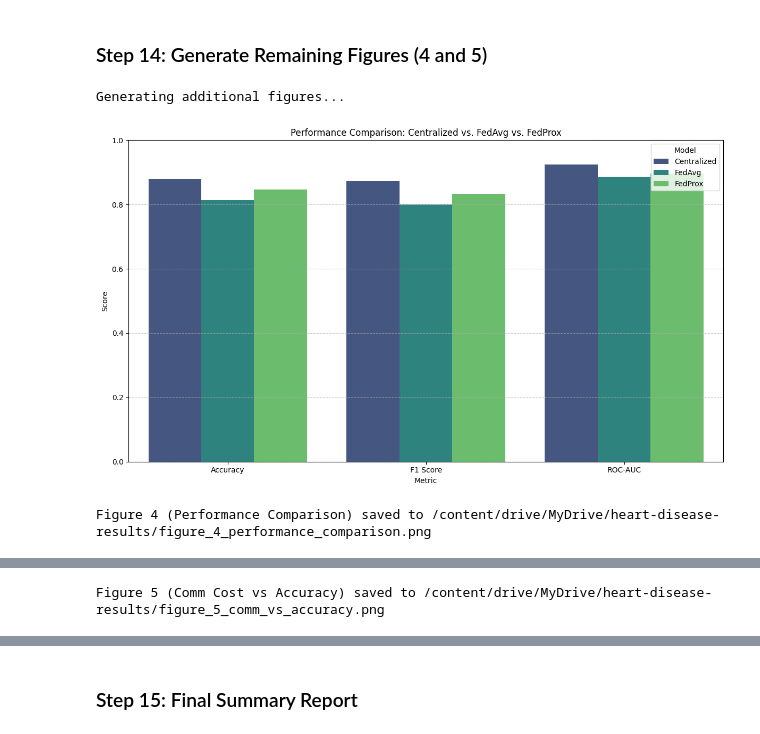
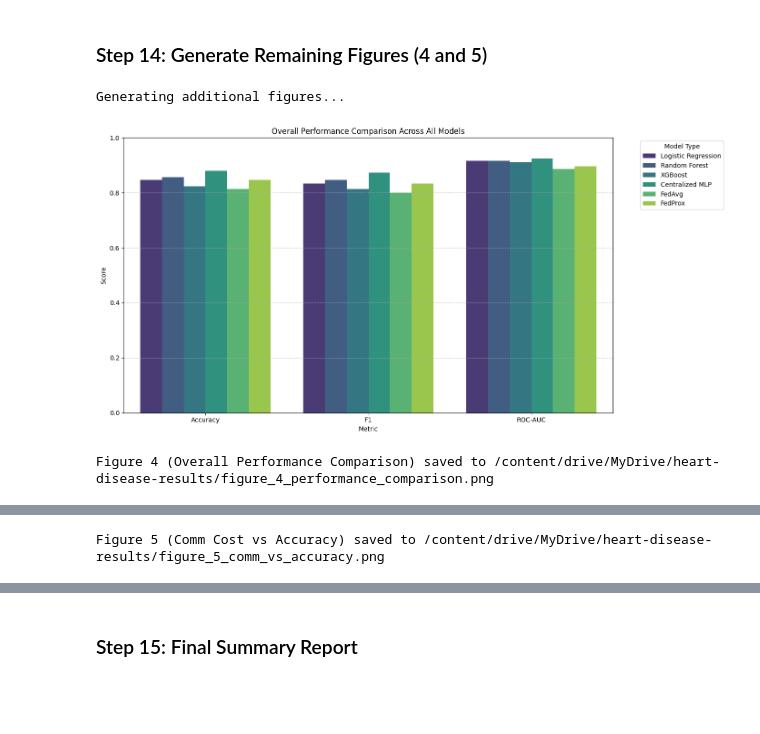
Before and after one commit to wasihun-code/BLOG_Flask, a Jupyter notebook: federated_learning.ipynb, the cells around one changed output, grey strips where cells are left out. Cells and saved outputs as stored; diff of their text form; code cells hidden in the pictures; blank space fills up the shorter version.

```diff
--- a/federated_learning.ipynb
+++ b/federated_learning.ipynb
@@ -179,0 +276,13 @@ Dataset preprocessing complete.
+# %%
+# Cell 4.5.3: Train and Evaluate Random Forest
+
+print("\nTraining Random Forest model...")
+start_time_rf = time.time()
+rf_model = RandomForestClassifier(n_estimators=200, max_depth=10, random_state=RANDOM_SEED)
+rf_model.fit(X_train, y_train)
+end_time_rf = time.time()
+rf_training_time = end_time_rf - start_time_rf
+print(f"Random Forest training time: {rf_training_time:.2f} seconds")
+
+rf_results = evaluate_model(rf_model, X_test, y_test, model_name="Random Forest")
+rf_results['Training Time (s)'] = rf_training_time
@@ -1416,48 +1443,74 @@ Full comparison table saved to /content/drive/MyDrive/heart-disease-results/comp
 # %%
 import matplotlib.pyplot as plt
 import seaborn as sns
 import os
+import pandas as pd # Ensure pandas is imported
 
 print("Generating additional figures...")
 
+# Ensure comparison_table_full is loaded. It should be defined in the previous cell.
+# If running this cell out of sequence, it needs to be reloaded.
+try:
+    comparison_table_full # Check if the variable exists
+except NameError:
+    print("comparison_table_full not found in scope, attempting to load from CSV.")
+    comparison_table_full = pd.read_csv(os.path.join(RESULTS_DIR, 'comparison_table_full.csv'))
+
 # --- Figure 4: Grouped bar chart comparing performance metrics ---
-# Using the re-evaluated full comparison table
-performance_metrics = comparison_df_full[comparison_df_full['Metric'].isin(['Accuracy', 'F1 Score', 'ROC-AUC'])]
-performance_metrics_melted = performance_metrics.melt(id_vars=['Metric'], value_vars=['Centralized', 'FedAvg', 'FedProx'], var_name='Model', value_name='Score')
+# Select the relevant metrics (Accuracy, F1, ROC-AUC) and melt the DataFrame
+# The 'Model' column will be used for the hue, and 'Metric' will be on the x-axis.
+metrics_to_plot = ['Accuracy', 'F1', 'ROC-AUC']
+performance_metrics_melted = comparison_table_full.melt(
+    id_vars=['Model', 'Category'],
+    value_vars=metrics_to_plot,
+    var_name='Metric',
+    value_name='Score'
+)
 
-plt.figure(figsize=(12, 7))
+plt.figure(figsize=(14, 7)) # Increase figure size for better readability
 sns.barplot(x='Metric', y='Score', hue='Model', data=performance_metrics_melted, palette='viridis')
-plt.title('Performance Comparison: Centralized vs. FedAvg vs. FedProx')
+plt.title('Overall Performance Comparison Across All Models')
 plt.xlabel('Metric')
 plt.ylabel('Score')
 plt.ylim(0.0, 1.0) # Metrics are typically between 0 and 1
 plt.grid(axis='y', linestyle='--', alpha=0.7)
-plt.legend(title='Model')
+plt.legend(title='Model Type', bbox_to_anchor=(1.05, 1), loc='upper left') # Adjust legend position
 plt.tight_layout()
-plt.savefig(os.path.join(RESULTS_DIR, 'figure_4_performance_comparison.png'))
+figure_4_path = os.path.join(RESULTS_DIR, 'figure_4_performance_comparison.png')
+plt.savefig(figure_4_path)
 plt.show()
-print(f"Figure 4 (Performance Comparison) saved to {os.path.join(RESULTS_DIR, 'figure_4_performance_comparison.png')}")
+print(f"Figure 4 (Overall Performance Comparison) saved to {figure_4_path}")
 
 # --- Figure 5: Scatter plot of communication cost vs. final test accuracy ---
-comm_accuracy_data = {
-    'Model': ['FedAvg', 'FedProx'],
-    'Communication Cost (MB)': [approx_comm_cost_fedavg, approx_comm_cost_fedprox],
-    'Final Test Accuracy': [fedavg_accuracy, fedprox_accuracy]
-}
-comm_accuracy_df = pd.DataFrame(comm_accuracy_data)
+# Filter for Federated Learning models and select relevant columns
+comm_accuracy_df = comparison_table_full[
+    comparison_table_full['Category'] == 'Federated Learning'
+].copy()
+
+# Rename 'Accuracy' column for clarity in the plot
+comm_accuracy_df = comm_accuracy_df.rename(columns={'Accuracy': 'Final Test Accuracy'})
 
 plt.figure(figsize=(10, 6))
-sns.scatterplot(x='Communication Cost (MB)', y='Final Test Accuracy', hue='Model', data=comm_accuracy_df, s=200, style='Model', palette='deep')
-plt.title('Communication Cost vs. Final Test Accuracy')
+sns.scatterplot(
+    x='Communication Cost (MB)',
+    y='Final Test Accuracy',
+    hue='Model',
+    data=comm_accuracy_df,
+    s=200, # Size of the markers
+    style='Model', # Different marker styles for different models
+    palette='deep'
+)
+plt.title('Communication Cost vs. Final Test Accuracy (Federated Learning Models)')
 plt.xlabel('Communication Cost (MB)')
 plt.ylabel('Final Test Accuracy')
 plt.grid(True, linestyle='--', alpha=0.7)
 plt.legend(title='Model')
 plt.tight_layout()
-plt.savefig(os.path.join(RESULTS_DIR, 'figure_5_comm_vs_accuracy.png'))
+figure_5_path = os.path.join(RESULTS_DIR, 'figure_5_comm_vs_accuracy.png')
+plt.savefig(figure_5_path)
 plt.show()
-print(f"Figure 5 (Comm Cost vs Accuracy) saved to {os.path.join(RESULTS_DIR, 'figure_5_comm_vs_accuracy.png')}")
+print(f"Figure 5 (Comm Cost vs Accuracy) saved to {figure_5_path}")
 # %% [output]
 Generating additional figures...
-[figure, old version]
+[figure, new version]
-Figure 4 (Performance Comparison) saved to /content/drive/MyDrive/heart-disease-results/figure_4_performance_comparison.png
+Figure 4 (Overall Performance Comparison) saved to /content/drive/MyDrive/heart-disease-results/figure_4_performance_comparison.png
```
Also changed, not shown: parts of 19 cells of this notebook.
